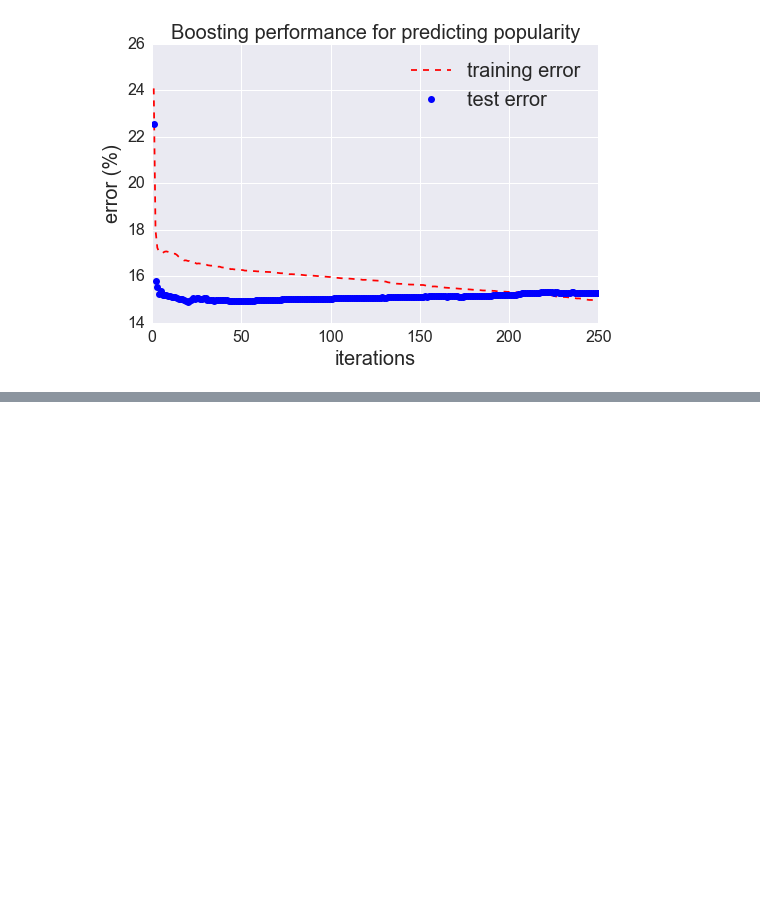
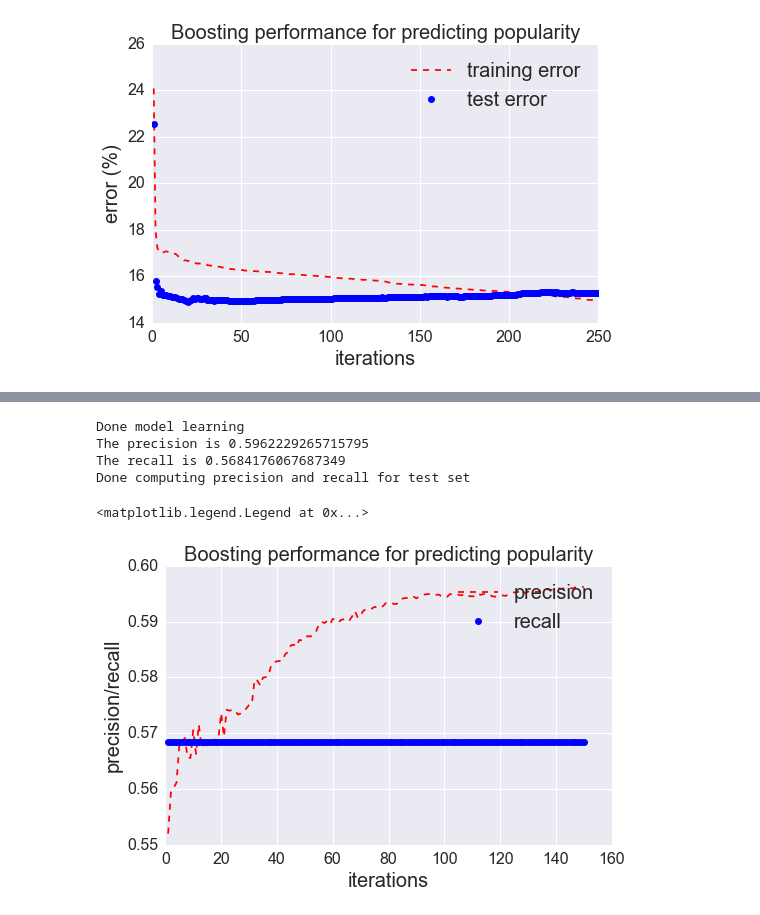
Before and after one commit to yaoliphy/insight-project, a Jupyter notebook: data_analysis_and_ML/youtube_data_analysis.ipynb, the cells around one changed output, grey strips where cells are left out. Drawn from its saved outputs; the diff is of its cells as text; code cells hidden in the pictures; blank space fills up the shorter version.

```diff
--- a/data_analysis_and_ML/youtube_data_analysis.ipynb
+++ b/data_analysis_and_ML/youtube_data_analysis.ipynb
@@ -789,0 +1011,17 @@ Done computing training errors vs. iterations
+# %%
+from sklearn.ensemble import RandomForestClassifier
+
+clf = RandomForestClassifier(n_estimators=150)
+
+clf.fit(x_train, y_train)
+print ("Done model learning")
+
+y_prediction = clf.predict(x_test)
+err_test = get_error(y_test, y_prediction)
+print ("The test error is {0}".format(err_test))
+err_boosting = err_test * 100
+
+y_prediction = clf.predict(x_train)
+err_train = get_error(y_train, y_prediction)
+print ("The training error is {0}".format(err_train))
+print ("Done computing error.")
@@ -789,0 +1037,46 @@ Done computing training errors vs. iterations
+# %%
+##################################
+###### boosting classifier #######
+##################################
+from sklearn import ensemble
+
+clf = ensemble.GradientBoostingClassifier(max_depth=6, n_estimators=300)
+clf.fit(x_train, y_train)
+print ("Done model learning")
+
+y_prediction = clf.predict(x_test)
+y_precision = precision_score(y_test, y_prediction, average='binary')
+y_recall = recall_score(y_test, y_prediction, average='binary')
+print ("The precision is {0}".format(y_precision))
+print ("The recall is {0}".format(y_recall))
+
+# compute training and test error vs. iterations
+itr = []
+precision_list = []
+recall_list = []
+
+for i, y_pred in enumerate(clf.staged_predict(x_test)):
+    itr.append(i + 1)
+    y_precision = precision_score(y_test, y_pred, average='binary')
+    y_recall = recall_score(y_test, y_prediction, average='binary')
+    precision_list.append(y_precision)
+    recall_list.append(y_recall)
+print ("Done computing precision and recall for test set")
+
+# plot error vs. iterations
+plt.figure(figsize=(8,5))
+plt.plot(itr, [x for x in precision_list], 'r--', label="precision")
+plt.plot(itr, [x for x in recall_list], 'bo', label="recall")
+plt.xlabel("iterations", fontsize=20)
+plt.ylabel("precision/recall", fontsize=20)
+plt.title("Boosting performance for predicting popularity", fontsize=20)
+plt.xticks(fontsize=16)
+plt.yticks(fontsize=16)
+plt.legend(loc='upper right', fontsize=20)
+# %% [output]
+Done model learning
+The precision is 0.5962229265715795
+The recall is 0.5684176067687349
+Done computing precision and recall for test set
+<matplotlib.legend.Legend at 0x...>
+[figure, added]
```
Also changed, not shown: parts of 48 cells of this notebook.
